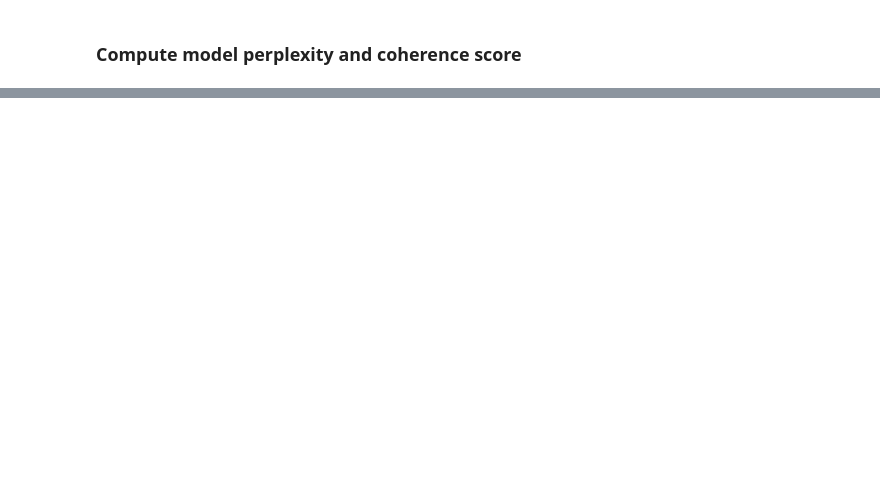
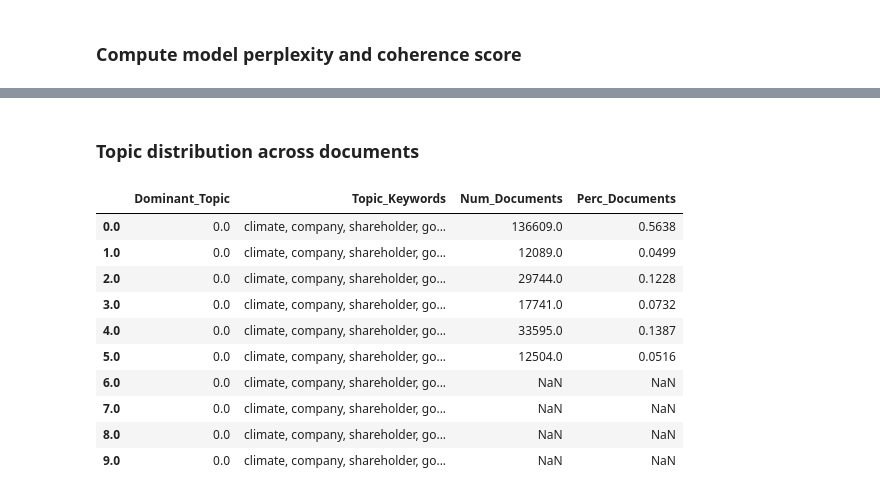
Before and after one commit to YunlouTeng/Climate-Change-Misinformation-project, a Jupyter notebook: exxon_mobil.ipynb, the cells around one changed output, grey strips where cells are left out. Cells and saved outputs as stored; diff of their text form; code cells hidden in the pictures; blank space fills up the shorter version.

```diff
--- a/exxon_mobil.ipynb
+++ b/exxon_mobil.ipynb
@@ -323,10 +308,10 @@ id2word[4]
 # Build LDA model
 lda_model = gensim.models.ldamodel.LdaModel(corpus=corpus,
                                            id2word=id2word,
-                                           num_topics=4,
+                                           num_topics=6,
                                            random_state=100,
                                            update_every=1,
-                                           chunksize=100,
+                                           chunksize=500,
                                            passes=10,
                                            alpha='auto',
                                            per_word_topics=True)
@@ -441,0 +430,5 @@ Num Topics = 8  has Coherence Value of 0.3606
+# %%
+# Select the model and print the topics
+optimal_model = model_list[2]
+model_topics = optimal_model.show_topics(formatted=False)
+pprint(optimal_model.print_topics(num_words=10))
@@ -441,0 +522,32 @@ Num Topics = 8  has Coherence Value of 0.3606
+# %% [markdown]
+### Topic distribution across documents
+# %%
+# Number of Documents for Each Topic
+topic_counts = df_topic_sents_keywords['Dominant_Topic'].value_counts()
+
+# Percentage of Documents for Each Topic
+topic_contribution = round(topic_counts/topic_counts.sum(), 4)
+
+# Topic Number and Keywords
+topic_num_keywords = df_topic_sents_keywords[['Dominant_Topic', 'Topic_Keywords']]
+
+# Concatenate Column wise
+df_dominant_topics = pd.concat([topic_num_keywords, topic_counts, topic_contribution], axis=1)
+
+# Change Column names
+df_dominant_topics.columns = ['Dominant_Topic', 'Topic_Keywords', 'Num_Documents', 'Perc_Documents']
+
+# Show
+df_dominant_topics.head(10)
+# %% [output]
+|  | Dominant_Topic | Topic_Keywords | Num_Documents | Perc_Documents |
+| 0.0 | 0.0 | climate, company, shareholder, go... | 136609.0 | 0.5638 |
+| 1.0 | 0.0 | climate, company, shareholder, go... | 12089.0 | 0.0499 |
+| 2.0 | 0.0 | climate, company, shareholder, go... | 29744.0 | 0.1228 |
+| 3.0 | 0.0 | climate, company, shareholder, go... | 17741.0 | 0.0732 |
+| 4.0 | 0.0 | climate, company, shareholder, go... | 33595.0 | 0.1387 |
+| 5.0 | 0.0 | climate, company, shareholder, go... | 12504.0 | 0.0516 |
+| 6.0 | 0.0 | climate, company, shareholder, go... | NaN | NaN |
+| 7.0 | 0.0 | climate, company, shareholder, go... | NaN | NaN |
+| 8.0 | 0.0 | climate, company, shareholder, go... | NaN | NaN |
+| 9.0 | 0.0 | climate, company, shareholder, go... | NaN | NaN |
```
Also changed, not shown: parts of 24 cells of this notebook, 1 other file.
